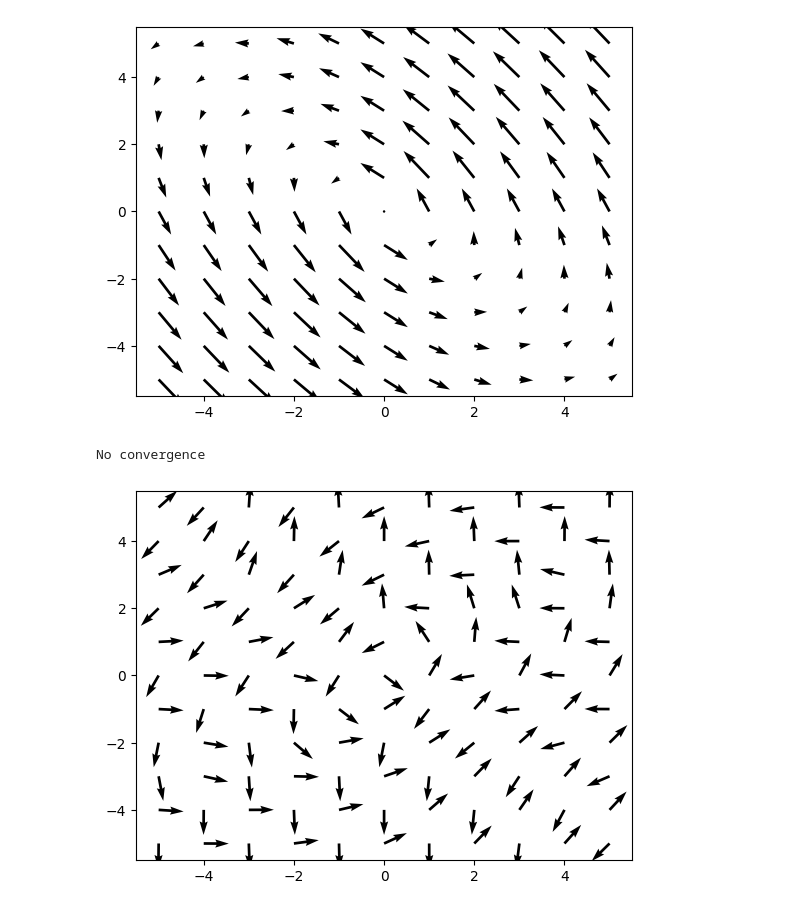
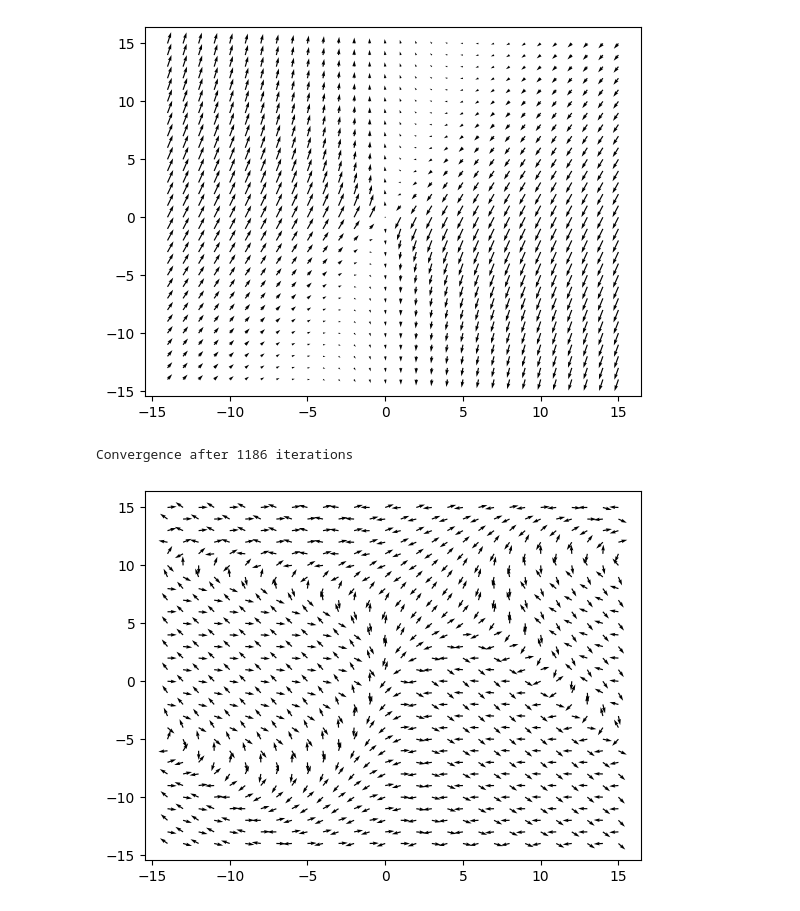
Before and after one commit to TimBerti/magnetic-dipole-lattice, a Jupyter notebook: notebooks/xy_model.ipynb, the cells around one changed output. Drawn from its saved outputs; the diff is of its cells as text; code cells hidden in the pictures.

```diff
--- a/notebooks/xy_model.ipynb
+++ b/notebooks/xy_model.ipynb
@@ -4,5 +5,5 @@ import matplotlib.pyplot as plt
 # %%
-n = 11
+n = 30
 x_grid, y_grid = np.mgrid[-n // 2 + 1:n // 2 + 1, -n // 2 + 1:n // 2 + 1]
 
 theta = np.random.rand(n, n) * 2 * np.pi
@@ -24,13 +25,15 @@ def B(x_grid, y_grid, a, b, c, d):
 
 a, b, c, d = np.random.rand(4) * 2 - 1
 
+print(a, b, c, d)
+
 B_x, B_y = B(x_grid, y_grid, a, b, c, d)
 B_angle = np.arctan2(B_y, B_x)
 B_mag = np.sqrt(B_x**2 + B_y**2)
 
 plt.quiver(x_grid, y_grid, B_x, B_y);
 # %% [output]
-[figure, old version]
+[figure, new version]
 # %%
 alpha = -1
 beta = 1
@@ -42,41 +45,41 @@ i = 0
 while i < n_max and (np.mean(np.abs(omega)) > 1e-2 or i < 100):
     i += 1
 
-    x_right = np.concatenate((x[1:], np.zeros((1, n))), axis=0)
-    x_left = np.concatenate((np.zeros((1, n)), x[:-1]), axis=0)
-    x_up = np.concatenate((np.zeros((n, 1)), x[:, :-1]), axis=1)
-    x_down = np.concatenate((x[:, 1:], np.zeros((n, 1))), axis=1)
+    x_up = np.roll(x, 1, axis=0)
+    x_down = np.roll(x, -1, axis=0)
+    x_left = np.roll(x, 1, axis=1)
+    x_right = np.roll(x, -1, axis=1)
 
-    y_right = np.concatenate((y[1:], np.zeros((1, n))), axis=0)
-    y_left = np.concatenate((np.zeros((1, n)), y[:-1]), axis=0)
-    y_up = np.concatenate((np.zeros((n, 1)), y[:, :-1]), axis=1)
-    y_down = np.concatenate((y[:, 1:], np.zeros((n, 1))), axis=1)
+    y_up = np.roll(y, 1, axis=0)
+    y_down = np.roll(y, -1, axis=0)
+    y_left = np.roll(y, 1, axis=1)
+    y_right = np.roll(y, -1, axis=1)
 
     x_neighbors = x_right + x_left + x_up + x_down
     y_neighbors = y_right + y_left + y_up + y_down
 
     theta_neighbors = np.arctan2(y_neighbors, x_neighbors)
 
     force_nieghbors = np.sin(theta_neighbors - theta)
     force_field = np.sin(B_angle - theta) * B_mag
 
     force = alpha * force_nieghbors + beta * force_field
     friction = gamma * omega
 
     # Verlet integration
     omega += dt * (force - friction)
     theta += dt * omega
     theta %= 2 * np.pi
 
     x = np.cos(theta)
     y = np.sin(theta)
 
 if i == n_max:
     print('No convergence')
 else:
     print(f'Convergence after {i} iterations')
 
 plt.quiver(x_grid, y_grid, x, y);
 # %% [output]
-No convergence
+Convergence after 1186 iterations
-[figure, old version]
+[figure, new version]
```
Also changed, not shown: parts of 3 cells of this notebook, 6 other files.
